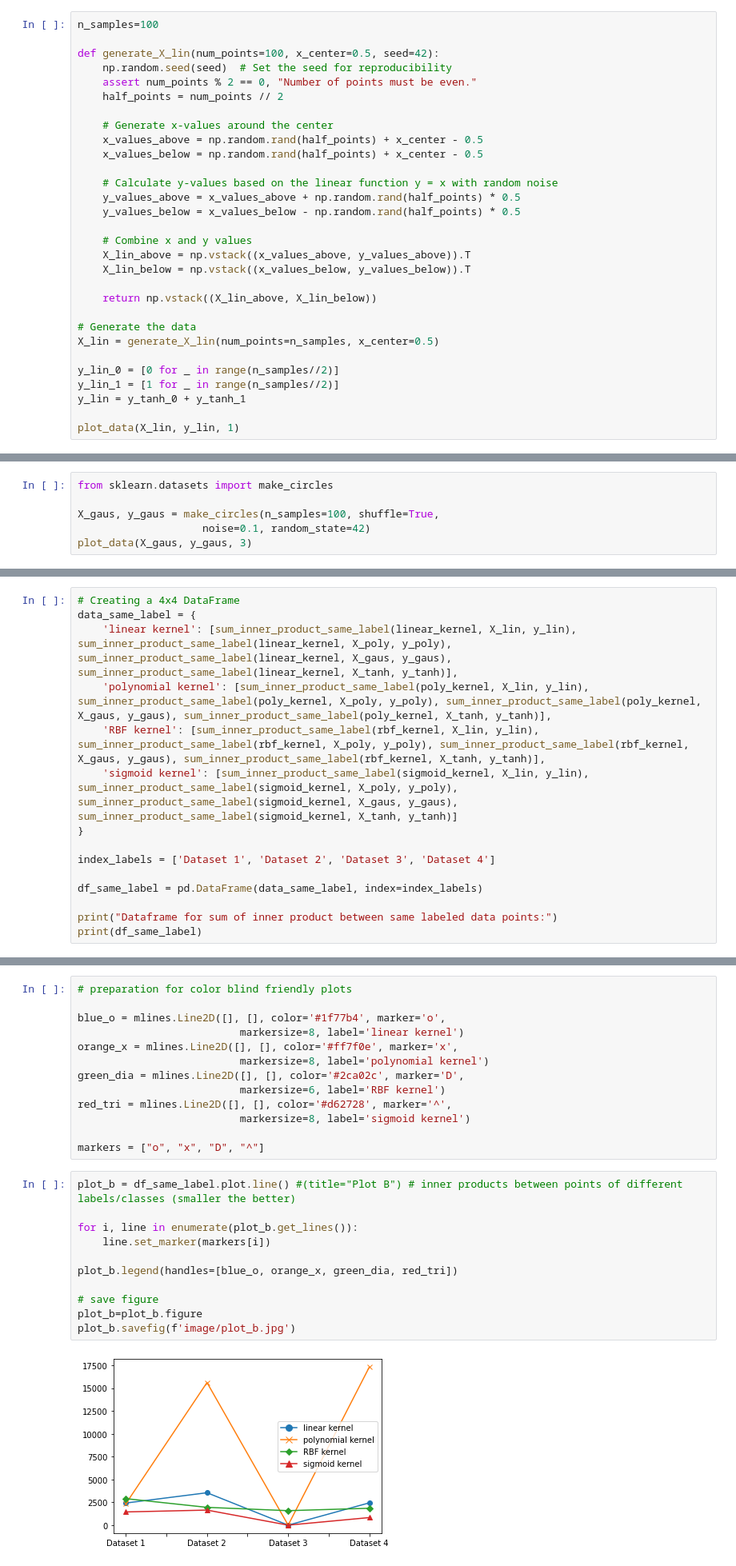
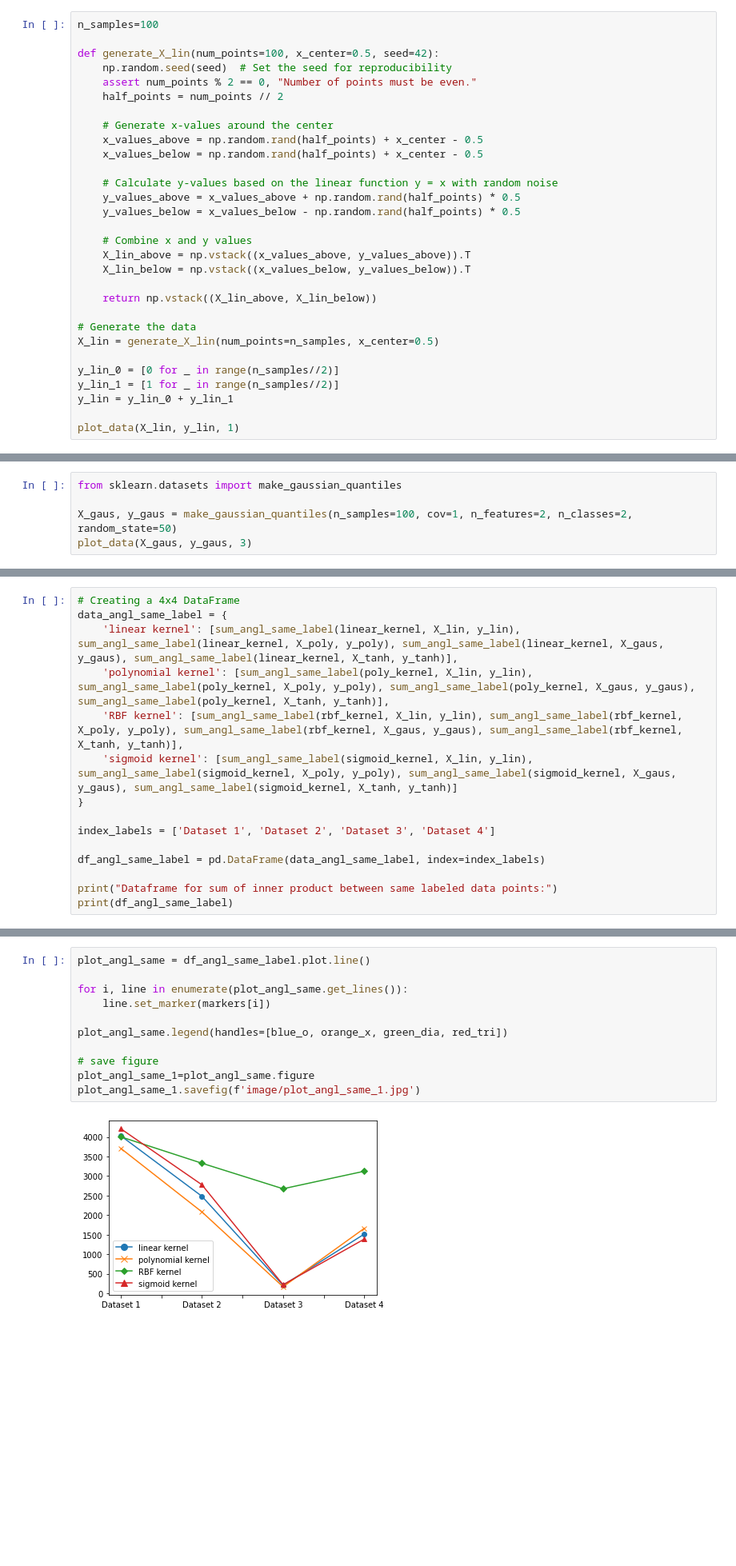
Before and after one commit to wookyung-lee/svmBT, a Jupyter notebook: comparison_w_fake_data/main.ipynb, the cells around one changed output, grey strips where cells are left out. Shown at 80% size. Saved outputs shown, nothing was run; the diff lists cells and outputs as text; blank space fills up the shorter version.

```diff
--- a/comparison_w_fake_data/main.ipynb
+++ b/comparison_w_fake_data/main.ipynb
@@ -46,7 +46,7 @@ X_lin = generate_X_lin(num_points=n_samples, x_center=0.5)
 
 y_lin_0 = [0 for _ in range(n_samples//2)]
 y_lin_1 = [1 for _ in range(n_samples//2)]
-y_lin = y_tanh_0 + y_tanh_1
+y_lin = y_lin_0 + y_lin_1
 
 plot_data(X_lin, y_lin, 1)
 # %% [output]
@@ -63,9 +63,8 @@ plot_data(X_poly, y_poly, 2)
 # %% [markdown]
 Looks separable using a gaussian function of in 3 dimension
 # %%
-from sklearn.datasets import make_circles
+from sklearn.datasets import make_gaussian_quantiles
 
-X_gaus, y_gaus = make_circles(n_samples=100, shuffle=True,
-                    noise=0.1, random_state=42)
+X_gaus, y_gaus = make_gaussian_quantiles(n_samples=100, cov=1, n_features=2, n_classes=2, random_state=50)
 plot_data(X_gaus, y_gaus, 3)
 # %% [output]
@@ -244,19 +254,19 @@ def sum_inner_product_same_label(kernel, dataset_X, dataset_y):
     return sum(inner_product_list)
 # %%
 # Creating a 4x4 DataFrame
-data_same_label = {
-    'linear kernel': [sum_inner_product_same_label(linear_kernel, X_lin, y_lin), sum_inner_product_same_label(linear_kernel, X_poly, y_poly), sum_inner_product_same_label(linear_kernel, X_gaus, y_gaus), sum_inner_product_same_label(linear_kernel, X_tanh, y_tanh)],
-    'polynomial kernel': [sum_inner_product_same_label(poly_kernel, X_lin, y_lin), sum_inner_product_same_label(poly_kernel, X_poly, y_poly), sum_inner_product_same_label(poly_kernel, X_gaus, y_gaus), sum_inner_product_same_label(poly_kernel, X_tanh, y_tanh)],
-    'RBF kernel': [sum_inner_product_same_label(rbf_kernel, X_lin, y_lin), sum_inner_product_same_label(rbf_kernel, X_poly, y_poly), sum_inner_product_same_label(rbf_kernel, X_gaus, y_gaus), sum_inner_product_same_label(rbf_kernel, X_tanh, y_tanh)],
-    'sigmoid kernel': [sum_inner_product_same_label(sigmoid_kernel, X_lin, y_lin), sum_inner_product_same_label(sigmoid_kernel, X_poly, y_poly), sum_inner_product_same_label(sigmoid_kernel, X_gaus, y_gaus), sum_inner_product_same_label(sigmoid_kernel, X_tanh, y_tanh)]
+data_angl_same_label = {
+    'linear kernel': [sum_angl_same_label(linear_kernel, X_lin, y_lin), sum_angl_same_label(linear_kernel, X_poly, y_poly), sum_angl_same_label(linear_kernel, X_gaus, y_gaus), sum_angl_same_label(linear_kernel, X_tanh, y_tanh)],
+    'polynomial kernel': [sum_angl_same_label(poly_kernel, X_lin, y_lin), sum_angl_same_label(poly_kernel, X_poly, y_poly), sum_angl_same_label(poly_kernel, X_gaus, y_gaus), sum_angl_same_label(poly_kernel, X_tanh, y_tanh)],
+    'RBF kernel': [sum_angl_same_label(rbf_kernel, X_lin, y_lin), sum_angl_same_label(rbf_kernel, X_poly, y_poly), sum_angl_same_label(rbf_kernel, X_gaus, y_gaus), sum_angl_same_label(rbf_kernel, X_tanh, y_tanh)],
+    'sigmoid kernel': [sum_angl_same_label(sigmoid_kernel, X_lin, y_lin), sum_angl_same_label(sigmoid_kernel, X_poly, y_poly), sum_angl_same_label(sigmoid_kernel, X_gaus, y_gaus), sum_angl_same_label(sigmoid_kernel, X_tanh, y_tanh)]
 }
 
 index_labels = ['Dataset 1', 'Dataset 2', 'Dataset 3', 'Dataset 4']
 
-df_same_label = pd.DataFrame(data_same_label, index=index_labels)
+df_angl_same_label = pd.DataFrame(data_angl_same_label, index=index_labels)
 
 print("Dataframe for sum of inner product between same labeled data points:")
-print(df_same_label)
+print(df_angl_same_label)
 # %% [output]
 Dataframe for sum of inner product between same labeled data points:
            linear kernel  polynomial kernel   RBF kernel  sigmoid kernel
@@ -267,28 +277,15 @@ Dataset 4    2441.281430       17306.442573  1848.107579      829.338061
 # %% [markdown]
 Plotting the dataframe
-# %%
-# preparation for color blind friendly plots
-
-blue_o = mlines.Line2D([], [], color='#1f77b4', marker='o',
-                          markersize=8, label='linear kernel')
-orange_x = mlines.Line2D([], [], color='#ff7f0e', marker='x',
-                          markersize=8, label='polynomial kernel')
-green_dia = mlines.Line2D([], [], color='#2ca02c', marker='D',
-                          markersize=6, label='RBF kernel')
-red_tri = mlines.Line2D([], [], color='#d62728', marker='^',
-                          markersize=8, label='sigmoid kernel')
-
-markers = ["o", "x", "D", "^"]
 # %%
-plot_b = df_same_label.plot.line() #(title="Plot B") # inner products between points of different labels/classes (smaller the better)
+plot_angl_same = df_angl_same_label.plot.line()
 
-for i, line in enumerate(plot_b.get_lines()):
+for i, line in enumerate(plot_angl_same.get_lines()):
     line.set_marker(markers[i])
 
-plot_b.legend(handles=[blue_o, orange_x, green_dia, red_tri])
+plot_angl_same.legend(handles=[blue_o, orange_x, green_dia, red_tri])
 
 # save figure
-plot_b=plot_b.figure
-plot_b.savefig(f'image/plot_b.jpg')
+plot_angl_same_1=plot_angl_same.figure
+plot_angl_same_1.savefig(f'image/plot_angl_same_1.jpg')
 # %% [output]
-[figure, old version]
+[figure, new version]
```
Also changed, not shown: parts of 29 cells of this notebook, 13 other files.
